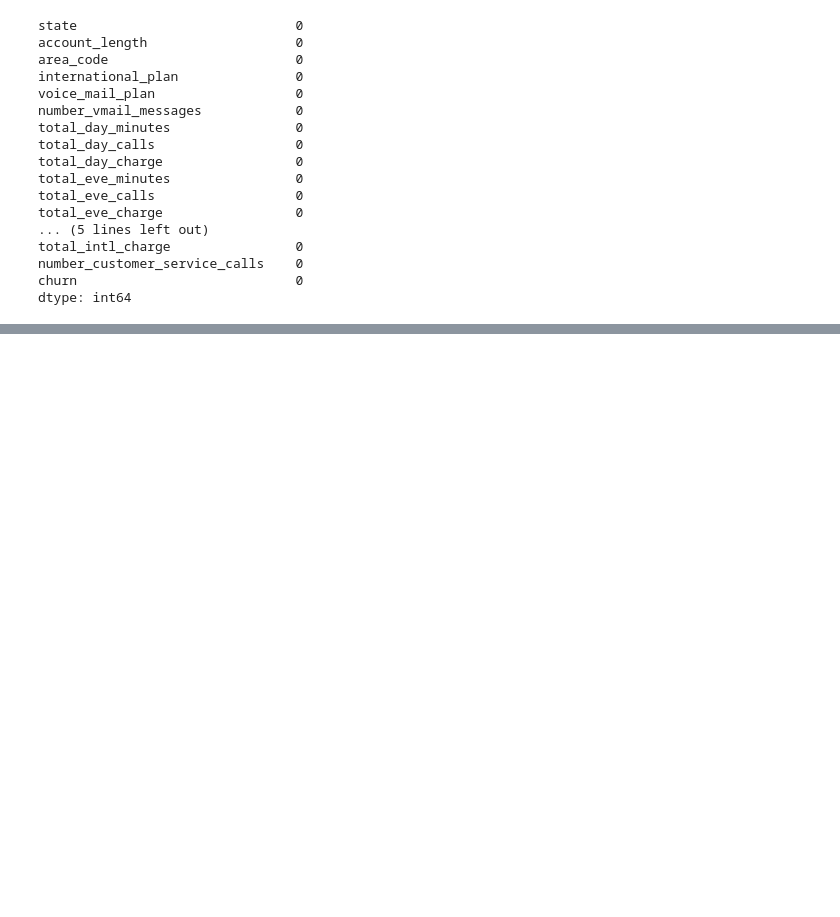
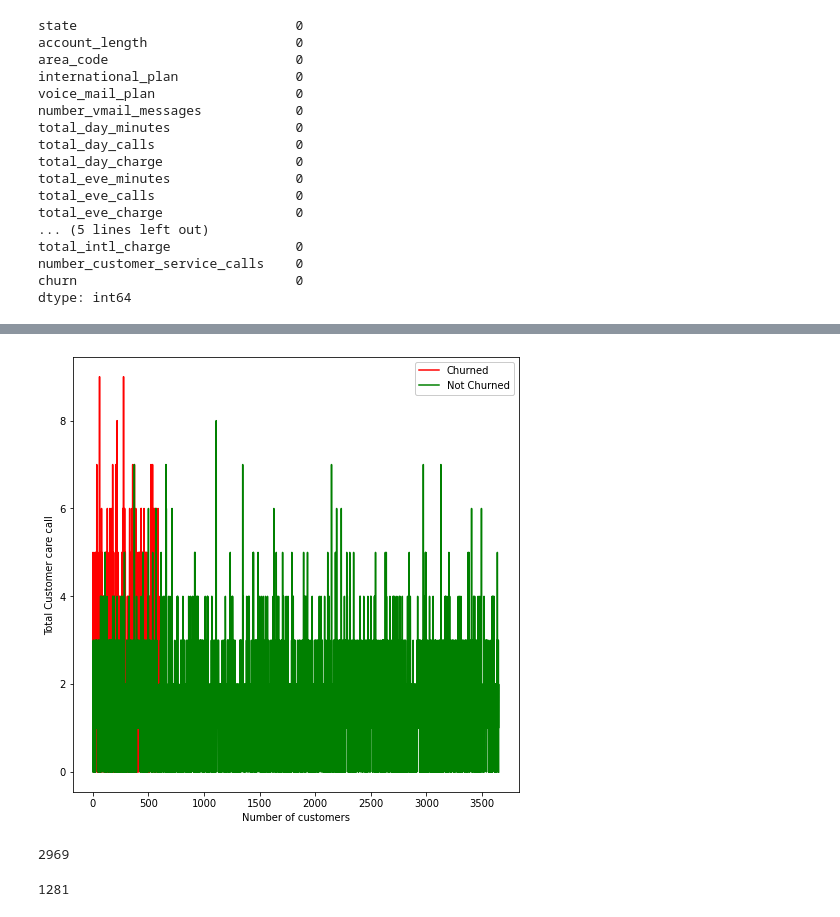
Before and after one commit to darshan-analytics/CustomerChurnAnalysisUsingSparkETL-KaggleCompetition-, a Jupyter notebook: CustomerChurnAnalysisUsingSparkETL(KaggleCompetition).ipynb, the cells around one changed output, grey strips where cells are left out. Drawn from its saved outputs; the diff is of its cells as text; code cells hidden in the pictures; blank space fills up the shorter version.

```diff
--- a/CustomerChurnAnalysisUsingSparkETL(KaggleCompetition).ipynb
+++ b/CustomerChurnAnalysisUsingSparkETL(KaggleCompetition).ipynb
@@ -330,0 +332,2 @@ DataFrame[voice_mail_plan: string, Churned_percentage: double]
+# %%
+df12 = spark.sql("select number_customer_service_calls from for_churn_analysis where churn=('yes');")
@@ -330,0 +354,2 @@ DataFrame[voice_mail_plan: string, Churned_percentage: double]
+# %%
+df13 = spark.sql("select number_customer_service_calls from for_churn_analysis where churn=('no');")
@@ -330,0 +376,3 @@ DataFrame[voice_mail_plan: string, Churned_percentage: double]
+# %%
+df14 = df12.toPandas()
+df15 = df13.toPandas()
@@ -330,0 +395,11 @@ DataFrame[voice_mail_plan: string, Churned_percentage: double]
+# %%
+plt.figure(figsize=(8,8))
+plt.plot(df14, label= 'Churned', color= 'red')
+plt.plot(df15, label='Not Churned', color='green')
+plt.legend(framealpha=1, frameon=True)
+plt.xlabel('Number of customers')
+plt.ylabel('Total Customer care call')
+
+plt.show()
+# %% [output]
+[figure, added]
@@ -330,0 +410,8 @@ DataFrame[voice_mail_plan: string, Churned_percentage: double]
+# %%
+print(train_data.count())
+# %% [output]
+2969
+# %%
+print(test_data.count())
+# %% [output]
+1281
```
Also changed, not shown: parts of 13 cells of this notebook.
